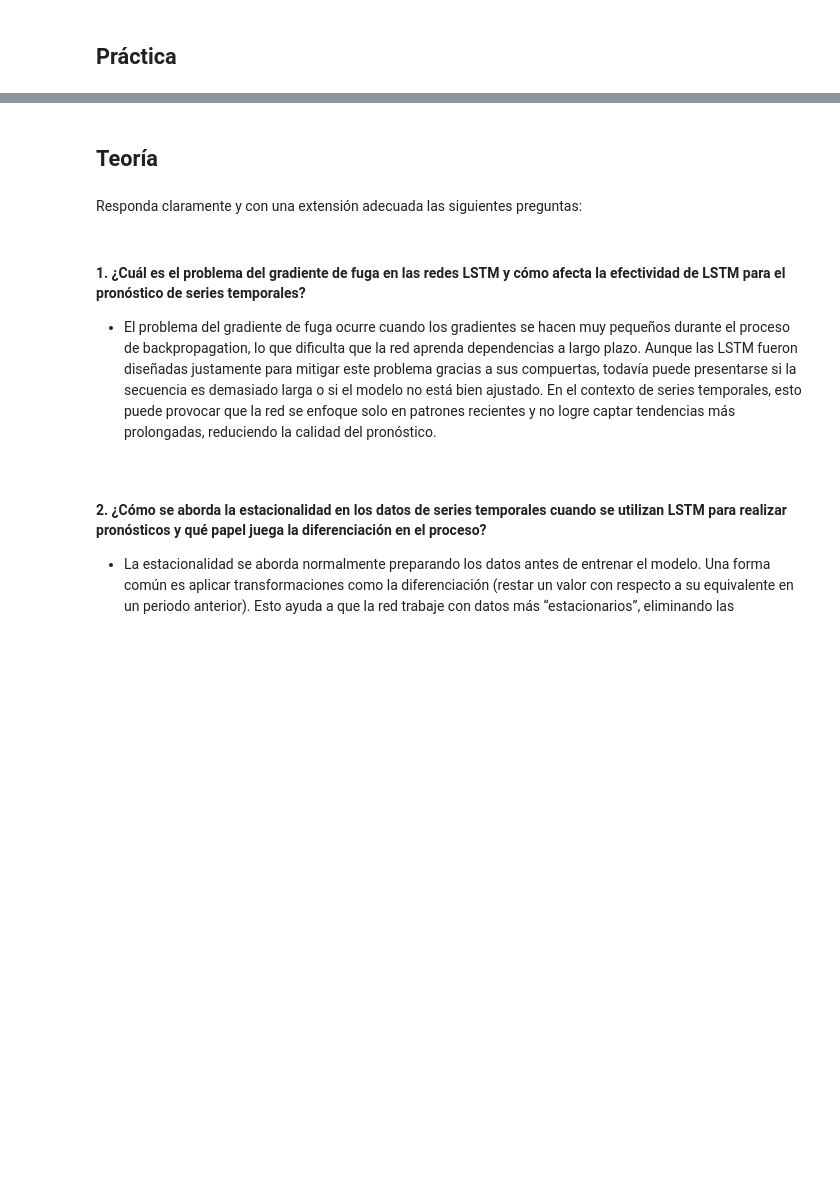
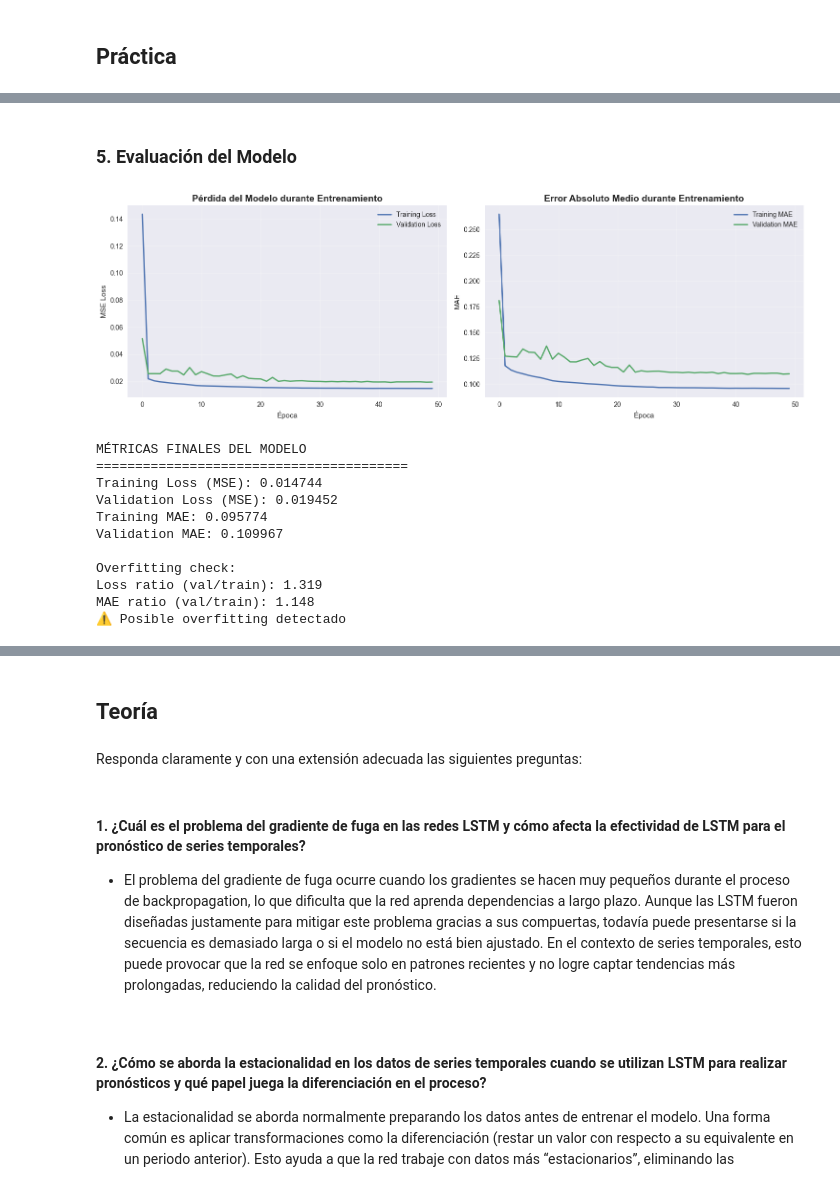
Before and after one commit to FabianKel/DL-LAB8, a Jupyter notebook: main.ipynb, the cells around one changed output, grey strips where cells are left out. Saved outputs shown, nothing was run; the diff lists cells and outputs as text; code cells hidden in the pictures; blank space fills up the shorter version.

```diff
--- a/main.ipynb
+++ b/main.ipynb
@@ -10,0 +13,19 @@ Link del repo: https://github.com/FabianKel/DL-LAB8
+# %%
+# Librerías básicas
+import pandas as pd
+import numpy as np
+import matplotlib.pyplot as plt
+import seaborn as sns
+from datetime import datetime, timedelta
+import warnings
+warnings.filterwarnings('ignore')
+from sklearn.preprocessing import MinMaxScaler
+from sklearn.metrics import mean_absolute_error, mean_squared_error
+import tensorflow as tf
+from tensorflow.keras.models import Sequential
+from tensorflow.keras.layers import LSTM, Dense, Dropout, BatchNormalization
+from tensorflow.keras.callbacks import EarlyStopping, ReduceLROnPlateau
+from tensorflow.keras.optimizers import Adam
+plt.style.use('seaborn-v0_8')
+np.random.seed(42)
+tf.random.set_seed(42)
@@ -10,0 +360,60 @@ Link del repo: https://github.com/FabianKel/DL-LAB8
+# %% [markdown]
+### **5. Evaluación del Modelo**
+# %%
+# métricas de entrenamiento
+fig, axes = plt.subplots(1, 2, figsize=(15, 5))
+
+# Pérdida
+axes[0].plot(history.history['loss'], label='Training Loss', linewidth=2)
+axes[0].plot(history.history['val_loss'], label='Validation Loss', linewidth=2)
+axes[0].set_title('Pérdida del Modelo durante Entrenamiento', fontsize=14, fontweight='bold')
+axes[0].set_xlabel('Época')
+axes[0].set_ylabel('MSE Loss')
+axes[0].legend()
+axes[0].grid(True, alpha=0.3)
+
+# MAE
+axes[1].plot(history.history['mae'], label='Training MAE', linewidth=2)
+axes[1].plot(history.history['val_mae'], label='Validation MAE', linewidth=2)
+axes[1].set_title('Error Absoluto Medio durante Entrenamiento', fontsize=14, fontweight='bold')
+axes[1].set_xlabel('Época')
+axes[1].set_ylabel('MAE')
+axes[1].legend()
+axes[1].grid(True, alpha=0.3)
+
+plt.tight_layout()
+plt.show()
+
+# Calcular métricas finales
+final_train_loss = history.history['loss'][-1]
+final_val_loss = history.history['val_loss'][-1]
+final_train_mae = history.history['mae'][-1]
+final_val_mae = history.history['val_mae'][-1]
+
+print("MÉTRICAS FINALES DEL MODELO")
+print("="*40)
+print(f"Training Loss (MSE): {final_train_loss:.6f}")
+print(f"Validation Loss (MSE): {final_val_loss:.6f}")
+print(f"Training MAE: {final_train_mae:.6f}")
+print(f"Validation MAE: {final_val_mae:.6f}")
+print(f"\nOverfitting check:")
+print(f"Loss ratio (val/train): {final_val_loss/final_train_loss:.3f}")
+print(f"MAE ratio (val/train): {final_val_mae/final_train_mae:.3f}")
+
+if final_val_loss/final_train_loss < 1.2:
+    print("✓ Modelo bien ajustado")
+else:
+    print("⚠ Posible overfitting detectado")
+# %% [output]
+[figure, added]
+MÉTRICAS FINALES DEL MODELO
+========================================
+Training Loss (MSE): 0.014744
+Validation Loss (MSE): 0.019452
+Training MAE: 0.095774
+Validation MAE: 0.109967
+
+Overfitting check:
+Loss ratio (val/train): 1.319
+MAE ratio (val/train): 1.148
+⚠ Posible overfitting detectado
```
Also changed, not shown: parts of 24 cells of this notebook.
